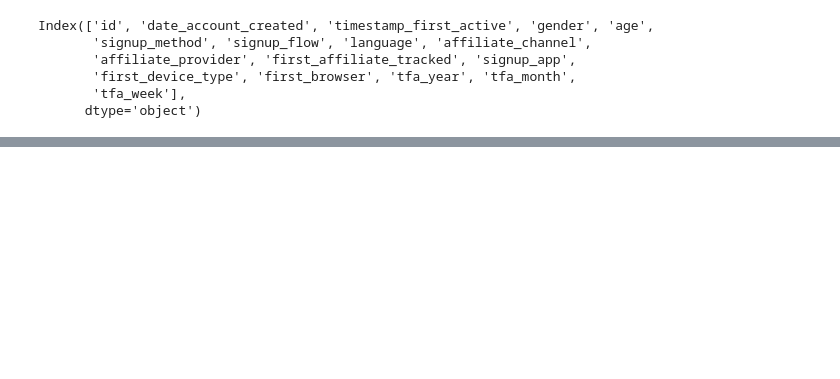
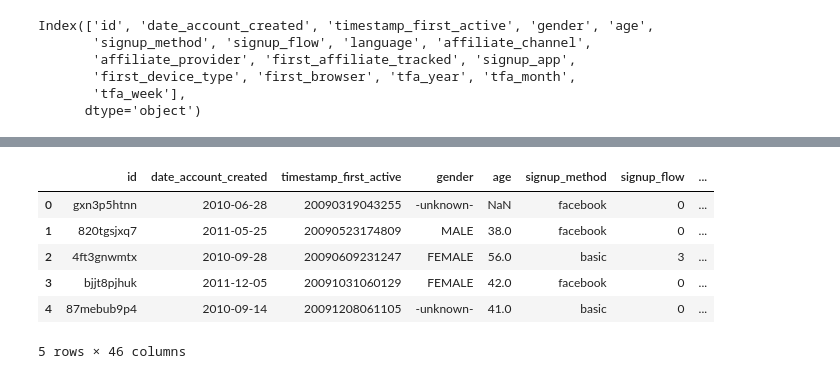
Before and after one commit to Payne098/airbnb, a Jupyter notebook: airbnb_FeatureEngineering.ipynb, the cells around one changed output, grey strips where cells are left out. Cells and saved outputs as stored; diff of their text form; code cells hidden in the pictures; blank space fills up the shorter version.

```diff
--- a/airbnb_FeatureEngineering.ipynb
+++ b/airbnb_FeatureEngineering.ipynb
@@ -360,0 +425,6 @@ Index(['id', 'date_account_created', 'timestamp_first_active', 'gender', 'age',
+# %%
+# season feature
+df['dac_season'] = np.array([get_season(x) for x in dac])
+df_dac_season = pd.get_dummies(df.dac_season, 'dac_season')
+df = pd.concat((df, df_dac_season), axis = 1)
+df.drop(['dac_season'], axis = 1, inplace = True)
@@ -360,0 +456,26 @@ Index(['id', 'date_account_created', 'timestamp_first_active', 'gender', 'age',
+# %%
+# cretae categorical feature
+def get_span(dt):
+    if(dt == -1):
+        return "OneDay"
+    elif(dt < 30) & (dt > -1):
+        return "OneMonth"
+    elif(dt >= 30) & (dt <= 365):
+        return "OneYear"
+    else:
+        return "Other"
+# %%
+df['dt_span'] = np.array([get_span(x) for x in dt_span])
+df_dt_span = pd.get_dummies(df.dt_span, "dt_span")
+df = pd.concat((df, df_dt_span), axis = 1)
+df.drop(['dt_span'], axis = 1, inplace = True)
+# %%
+df.head()
+# %% [output]
+|  | id | date_account_created | timestamp_first_active | gender | age | signup_method | signup_flow | ... |
+| 0 | gxn3p5htnn | 2010-06-28 | 20090319043255 | -unknown- | NaN | facebook | 0 | ... |
+| 1 | 820tgsjxq7 | 2011-05-25 | 20090523174809 | MALE | 38.0 | facebook | 0 | ... |
+| 2 | 4ft3gnwmtx | 2010-09-28 | 20090609231247 | FEMALE | 56.0 | basic | 3 | ... |
+| 3 | bjjt8pjhuk | 2011-12-05 | 20091031060129 | FEMALE | 42.0 | facebook | 0 | ... |
+| 4 | 87mebub9p4 | 2010-09-14 | 20091208061105 | -unknown- | 41.0 | basic | 0 | ... |
+5 rows × 46 columns
```
Also changed, not shown: parts of 49 cells of this notebook.
